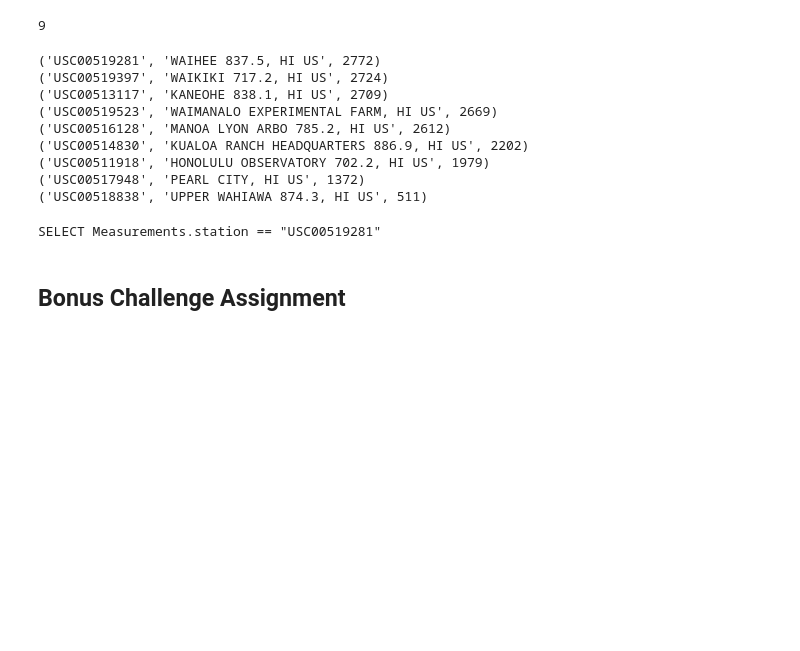
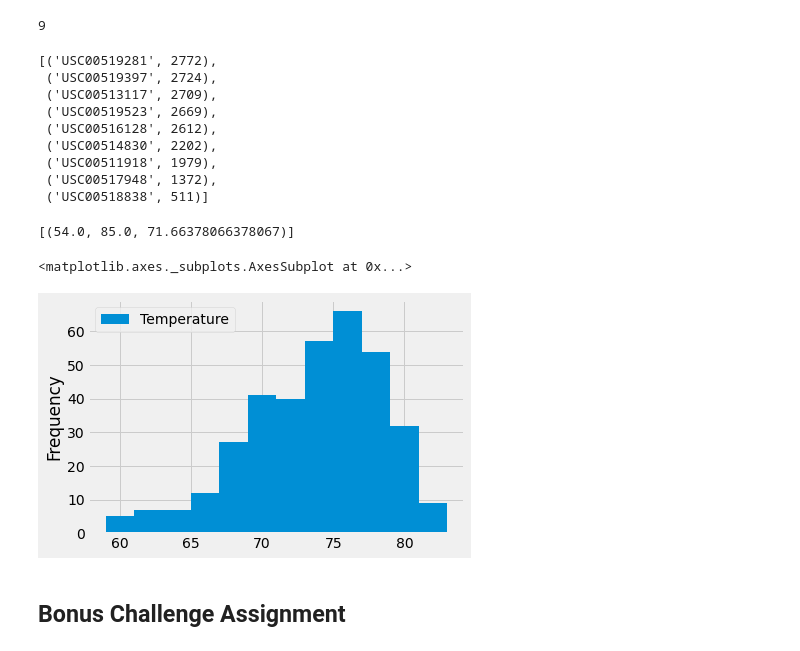
Before and after one commit to Court-Parker4/sqlalchemy-challenge2, a Jupyter notebook: climate_starter.ipynb, the cells around one changed output. Drawn from its saved outputs; the diff is of its cells as text; code cells hidden in the pictures; blank space fills up the shorter version.

```diff
--- a/climate_starter.ipynb
+++ b/climate_starter.ipynb
@@ -111,45 +101,44 @@ len(Stations)
 # What are the most active stations? (i.e. what stations have the most rows)?
 # List the stations and the counts in descending order.
 ## use both measurement and stations table (join them together, merge the sql way)and count the number of measurements for that given station
-# SELECT measurement.station, station.name, count(measurement.tobs)
-# FROM measurement, station
-# WHERE measurement.station = station.station GROUP BY measurement.station ORDER BY count(measurement.tobs) DESC
-# Measurement_Station = [Measurements.station, Stations.name, func.count(Measurements.tobs)]
-Active_Stations =session.query(Measurements.station, Stations.name, func.count(Measurements.tobs)).\
-    filter(Measurements.station == Stations.station).\
-    group_by(Measurements.station).\
-    order_by(func.count(Measurements.tobs).desc()).all()
-for station in Active_Stations:
-    print(station)
+
+session.query(Measurements.station, func.count(Measurements.station)).group_by(Measurements.station).order_by(func.count(Measurements.station).desc()).all()
 # %% [output]
-('USC00519281', 'WAIHEE 837.5, HI US', 2772)
-('USC00519397', 'WAIKIKI 717.2, HI US', 2724)
-('USC00513117', 'KANEOHE 838.1, HI US', 2709)
-('USC00519523', 'WAIMANALO EXPERIMENTAL FARM, HI US', 2669)
-('USC00516128', 'MANOA LYON ARBO 785.2, HI US', 2612)
-('USC00514830', 'KUALOA RANCH HEADQUARTERS 886.9, HI US', 2202)
-('USC00511918', 'HONOLULU OBSERVATORY 702.2, HI US', 1979)
-('USC00517948', 'PEARL CITY, HI US', 1372)
-('USC00518838', 'UPPER WAHIAWA 874.3, HI US', 511)
+[('USC00519281', 2772),
+ ('USC00519397', 2724),
+ ('USC00513117', 2709),
+ ('USC00519523', 2669),
+ ('USC00516128', 2612),
+ ('USC00514830', 2202),
+ ('USC00511918', 1979),
+ ('USC00517948', 1372),
+ ('USC00518838', 511)]
 # %%
 # Using the station id from the previous query, calculate the lowest temperature recorded,
 # highest temperature recorded, and average temperature of the most active station?
 #USC00519281 use to query min and max of this... func.min() and func.max() and func.avg()
-# TempStation =session.query(Measurements.station, Stations.name, func.min(Measurements.tobs), func.max(Measurements.tobs), func.avg(Measurements.tobs)).\
-#     filter(Measurements.station == Stations.station == USC00519281).\
-#     order_by(func.min(Measurements.tobs), func.max(Measurements.tobs), func.avg(Measurements.tobs).desc()).all()
-# for USC00519281 in Active_Stations;
-#     filter(Measurements.station == Stations.station == USC00519281);
-#     group_by(func.min(Measurements.tobs), func.max(Measurements.tobs), func.avg(Measurements.tobs):
-#     print(USC00519281)
-TempStation =session.query('Measurements.station == "USC00519281"')
-print(TempStation)
+
+session.query(func.min(Measurements.tobs), func.max(Measurements.tobs), func.avg(Measurements.tobs)).filter(Measurements.station == "USC00519281").all()
 # %% [output]
-SELECT Measurements.station == "USC00519281"
+[(54.0, 85.0, 71.66378066378067)]
 # %%
 # Choose the station with the highest number of temperature observations.
 # Query the last 12 months of temperature observation data for this station and plot the results as a histogram
 #USC00519281, this station and last 12 months of data and do histogram on this
+station, Temp = session.query(Measurements.station, func.count(Measurements.station)).group_by(Measurements.station).order_by(func.count(Measurements.station).desc()).first()
+
+
+MaxDate, PrevYear = session.query(func.max(Measurements.date),func.date(func.max(Measurements.date), "-12 months")).filter(Measurements.station == station).first()
+
+Results = session.query(Measurements.date, Measurements.tobs).filter(Measurements.station == station, Measurements.date >= PrevYear, Measurements.date <= MaxDate).\
+            order_by(Measurements.date)
+
+TempQuery = Results.all()
+TempQueryDf = pd.DataFrame(TempQuery, columns = ["Date", "Temperature"])
+TempQueryDf.plot.hist(bins = 12)
+# %% [output]
+<matplotlib.axes._subplots.AxesSubplot at 0x...>
+[figure, added]
 # %% [markdown]
 ## Bonus Challenge Assignment
 # %%
```
Also changed, not shown: parts of 1 cell of this notebook, 1 other file.
